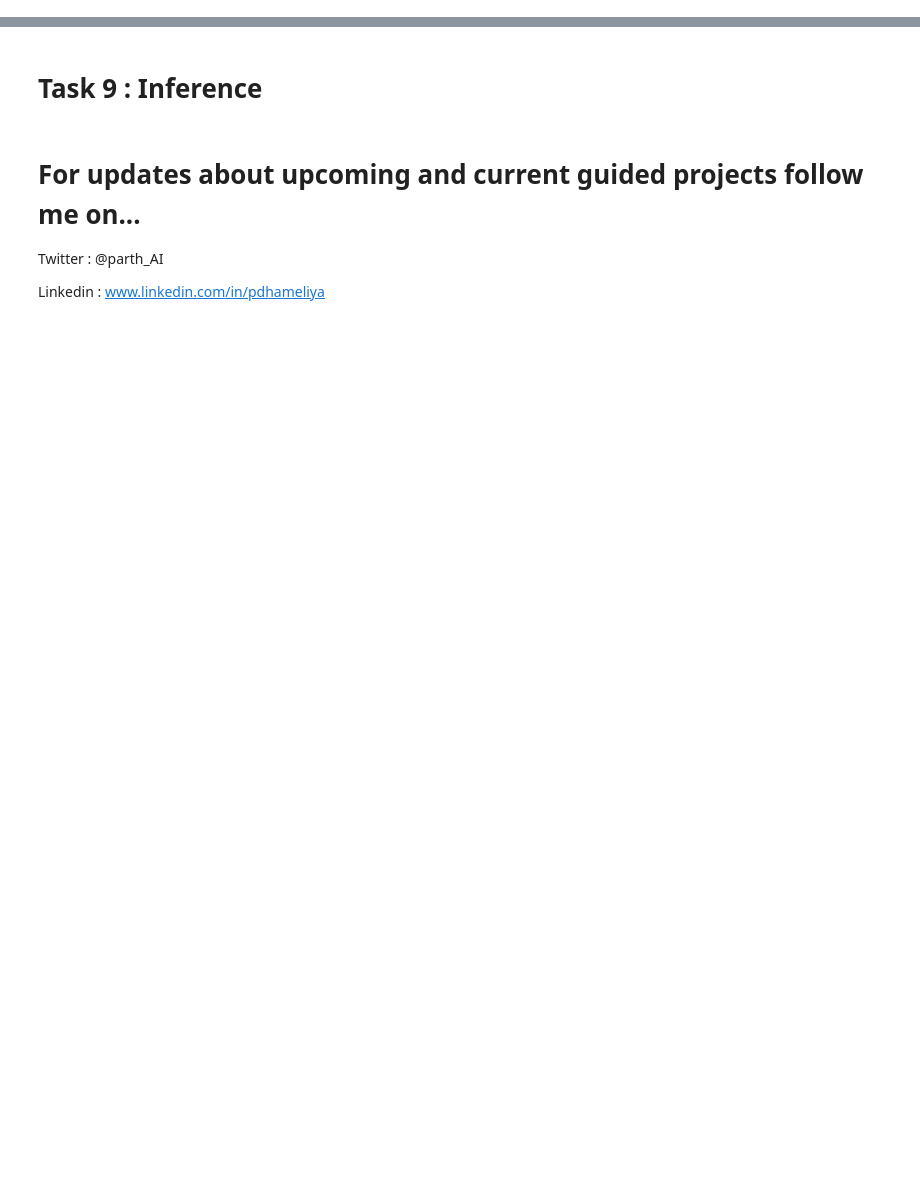
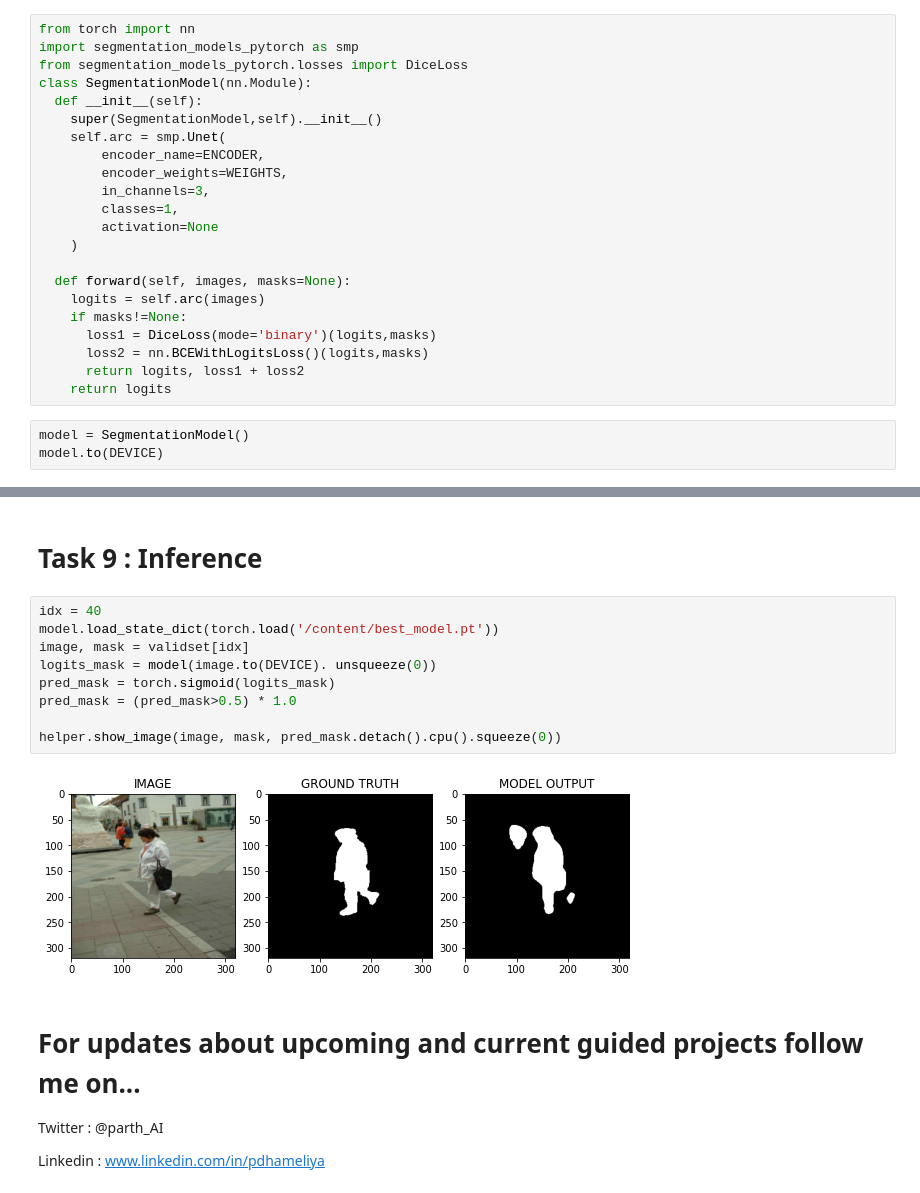
Before and after one commit to Kyrylog/training, a Jupyter notebook: Copy_of_Deep_Learning_with_PyTorch_ImageSegmentation.ipynb, the cells around one changed output, grey strips where cells are left out. Drawn from its saved outputs; the diff is of its cells as text; blank space fills up the shorter version.

```diff
--- a/Copy_of_Deep_Learning_with_PyTorch_ImageSegmentation.ipynb
+++ b/Copy_of_Deep_Learning_with_PyTorch_ImageSegmentation.ipynb
@@ -180,5 +200,30 @@ NameError: ignored
 # Task 6 : Create Segmentation Model
 # %% [markdown]
 segmentation_models_pytorch documentation : https://smp.readthedocs.io/en/latest/
+# %%
+from torch import nn
+import segmentation_models_pytorch as smp
+from segmentation_models_pytorch.losses import DiceLoss
+class SegmentationModel(nn.Module):
+  def __init__(self):
+    super(SegmentationModel,self).__init__()
+    self.arc = smp.Unet(
+        encoder_name=ENCODER,
+        encoder_weights=WEIGHTS,
+        in_channels=3,
+        classes=1,
+        activation=None
+    )
+
+  def forward(self, images, masks=None):
+    logits = self.arc(images)
+    if masks!=None:
+      loss1 = DiceLoss(mode='binary')(logits,masks)
+      loss2 = nn.BCEWithLogitsLoss()(logits,masks)
+      return logits, loss1 + loss2
+    return logits
+# %%
+model = SegmentationModel()
+model.to(DEVICE)
 # %% [markdown]
 # Task 7 : Create Train and Validation Function
@@ -187,5 +294,16 @@ segmentation_models_pytorch documentation : https://smp.readthedocs.io/en/latest
 # %% [markdown]
 # Task 9 : Inference
+# %%
+idx = 40
+model.load_state_dict(torch.load('/content/best_model.pt'))
+image, mask = validset[idx]
+logits_mask = model(image.to(DEVICE). unsqueeze(0))
+pred_mask = torch.sigmoid(logits_mask)
+pred_mask = (pred_mask>0.5) * 1.0
+
+helper.show_image(image, mask, pred_mask.detach().cpu().squeeze(0))
+# %% [output]
+[figure, added]
 # %% [markdown]
 # For updates about upcoming and current guided projects follow me on...
 
```
Also changed, not shown: parts of 14 cells of this notebook.
